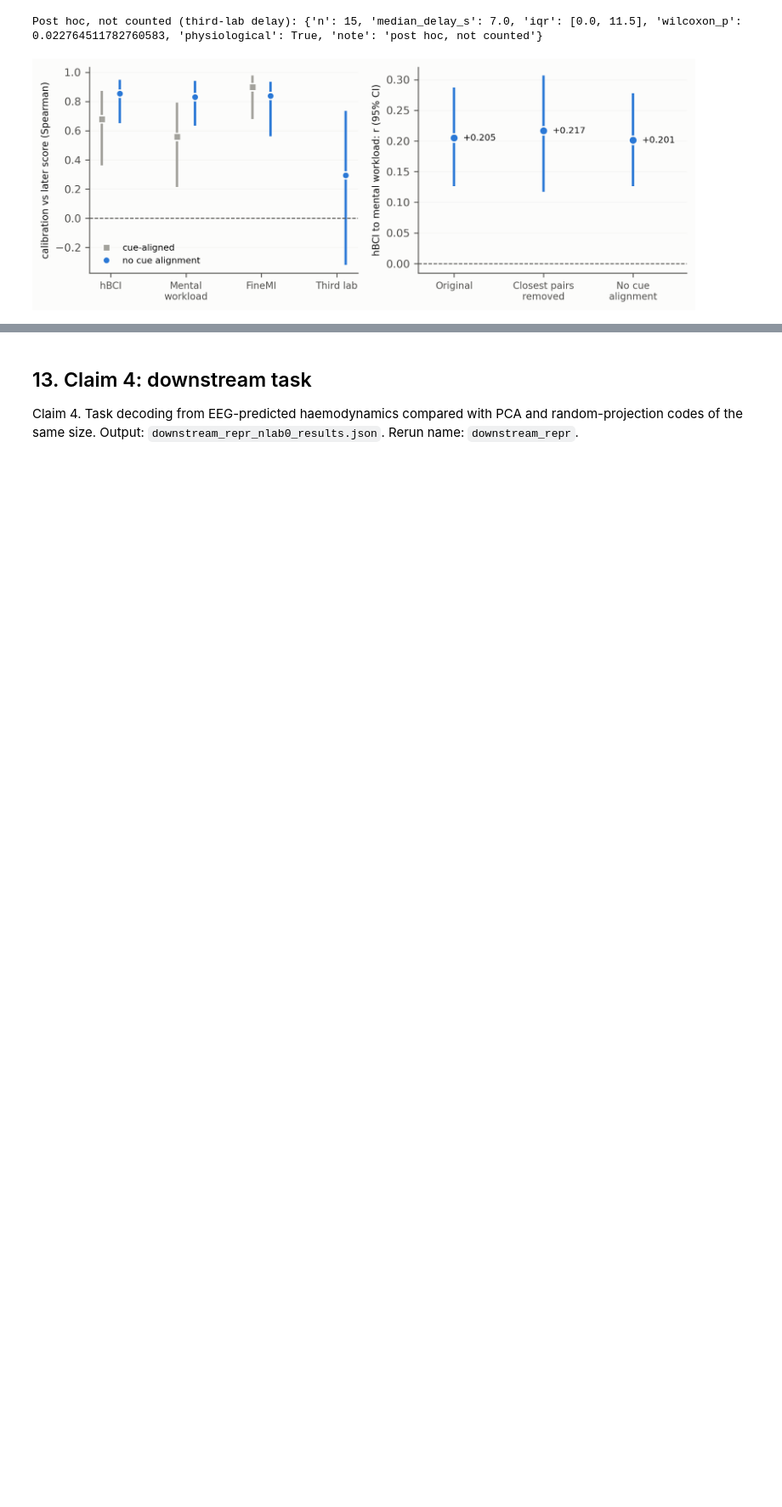
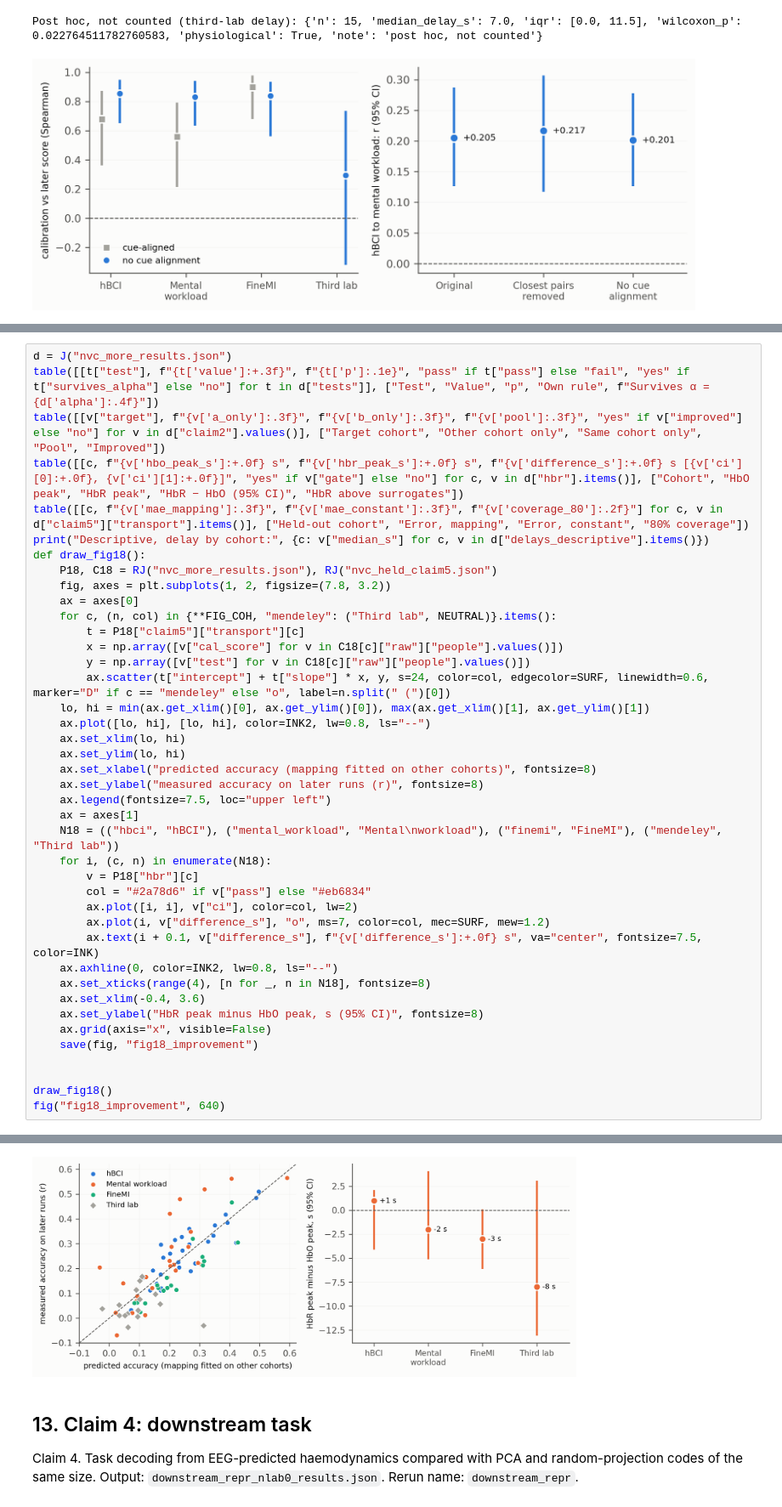
Before and after one commit to muntasirhossain2003/Cross-Modal-Prediction-of-fNIRS-Haemodynamics-From-Infra-Slow-EEG, a Jupyter notebook: merge/NeuroVascNet_Full.ipynb, the cells around one changed output, grey strips where cells are left out. Shown at 85% size. Drawn from its saved outputs; the diff is of its cells as text; blank space fills up the shorter version.

Commit message:
Add P15 result: pooled training and HbR timing do not improve Claims 2 and 3; the Claim 5 score is not explained by signal quality and its mapping to accuracy carries over between cohorts

```diff
--- a/merge/NeuroVascNet_Full.ipynb
+++ b/merge/NeuroVascNet_Full.ipynb
@@ -6012,0 +6251,42 @@ Post hoc, not counted (third-lab delay): {'n': 15, 'median_delay_s': 7.0, 'iqr':
+# %%
+d = J("nvc_more_results.json")
+table([[t["test"], f"{t['value']:+.3f}", f"{t['p']:.1e}", "pass" if t["pass"] else "fail", "yes" if t["survives_alpha"] else "no"] for t in d["tests"]], ["Test", "Value", "p", "Own rule", f"Survives α = {d['alpha']:.4f}"])
+table([[v["target"], f"{v['a_only']:.3f}", f"{v['b_only']:.3f}", f"{v['pool']:.3f}", "yes" if v["improved"] else "no"] for v in d["claim2"].values()], ["Target cohort", "Other cohort only", "Same cohort only", "Pool", "Improved"])
+table([[c, f"{v['hbo_peak_s']:+.0f} s", f"{v['hbr_peak_s']:+.0f} s", f"{v['difference_s']:+.0f} s [{v['ci'][0]:+.0f}, {v['ci'][1]:+.0f}]", "yes" if v["gate"] else "no"] for c, v in d["hbr"].items()], ["Cohort", "HbO peak", "HbR peak", "HbR − HbO (95% CI)", "HbR above surrogates"])
+table([[c, f"{v['mae_mapping']:.3f}", f"{v['mae_constant']:.3f}", f"{v['coverage_80']:.2f}"] for c, v in d["claim5"]["transport"].items()], ["Held-out cohort", "Error, mapping", "Error, constant", "80% coverage"])
+print("Descriptive, delay by cohort:", {c: v["median_s"] for c, v in d["delays_descriptive"].items()})
+def draw_fig18():
+    P18, C18 = RJ("nvc_more_results.json"), RJ("nvc_held_claim5.json")
+    fig, axes = plt.subplots(1, 2, figsize=(7.8, 3.2))
+    ax = axes[0]
+    for c, (n, col) in {**FIG_COH, "mendeley": ("Third lab", NEUTRAL)}.items():
+        t = P18["claim5"]["transport"][c]
+        x = np.array([v["cal_score"] for v in C18[c]["raw"]["people"].values()])
+        y = np.array([v["test"] for v in C18[c]["raw"]["people"].values()])
+        ax.scatter(t["intercept"] + t["slope"] * x, y, s=24, color=col, edgecolor=SURF, linewidth=0.6, marker="D" if c == "mendeley" else "o", label=n.split(" (")[0])
+    lo, hi = min(ax.get_xlim()[0], ax.get_ylim()[0]), max(ax.get_xlim()[1], ax.get_ylim()[1])
+    ax.plot([lo, hi], [lo, hi], color=INK2, lw=0.8, ls="--")
+    ax.set_xlim(lo, hi)
+    ax.set_ylim(lo, hi)
+    ax.set_xlabel("predicted accuracy (mapping fitted on other cohorts)", fontsize=8)
+    ax.set_ylabel("measured accuracy on later runs (r)", fontsize=8)
+    ax.legend(fontsize=7.5, loc="upper left")
+    ax = axes[1]
+    N18 = (("hbci", "hBCI"), ("mental_workload", "Mental\nworkload"), ("finemi", "FineMI"), ("mendeley", "Third lab"))
+    for i, (c, n) in enumerate(N18):
+        v = P18["hbr"][c]
+        col = "#2a78d6" if v["pass"] else "#eb6834"
+        ax.plot([i, i], v["ci"], color=col, lw=2)
+        ax.plot(i, v["difference_s"], "o", ms=7, color=col, mec=SURF, mew=1.2)
+        ax.text(i + 0.1, v["difference_s"], f"{v['difference_s']:+.0f} s", va="center", fontsize=7.5, color=INK)
+    ax.axhline(0, color=INK2, lw=0.8, ls="--")
+    ax.set_xticks(range(4), [n for _, n in N18], fontsize=8)
+    ax.set_xlim(-0.4, 3.6)
+    ax.set_ylabel("HbR peak minus HbO peak, s (95% CI)", fontsize=8)
+    ax.grid(axis="x", visible=False)
+    save(fig, "fig18_improvement")
+
+
+draw_fig18()
+fig("fig18_improvement", 640)
+# %% [output]
@@ -6013,3 +6323,4 @@ Post hoc, not counted (third-lab delay): {'n': 15, 'median_delay_s': 7.0, 'iqr':
+[figure, added]
 # %% [markdown]
 ## 13. Claim 4: downstream task
 
```
Also changed, not shown: parts of 6 cells of this notebook, 25 other files.
